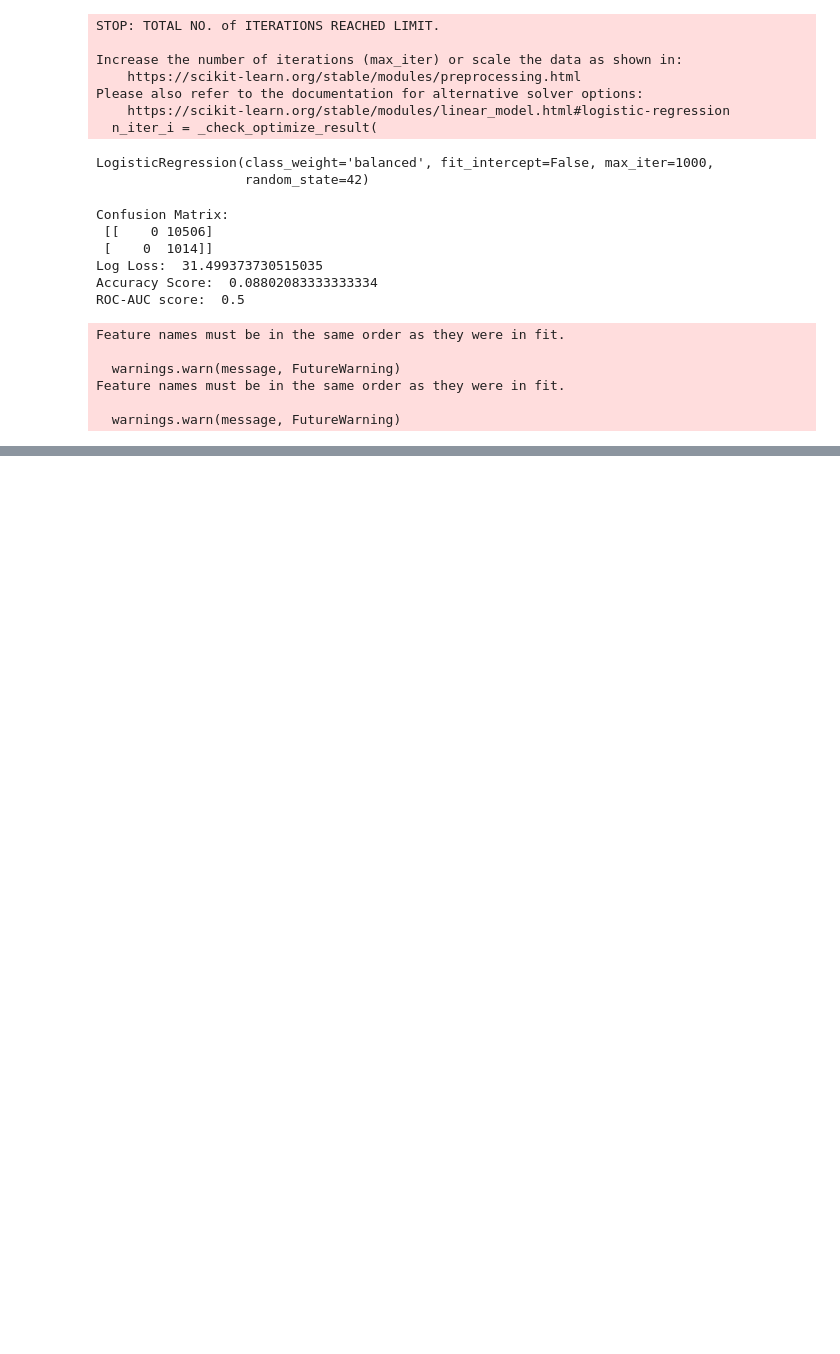
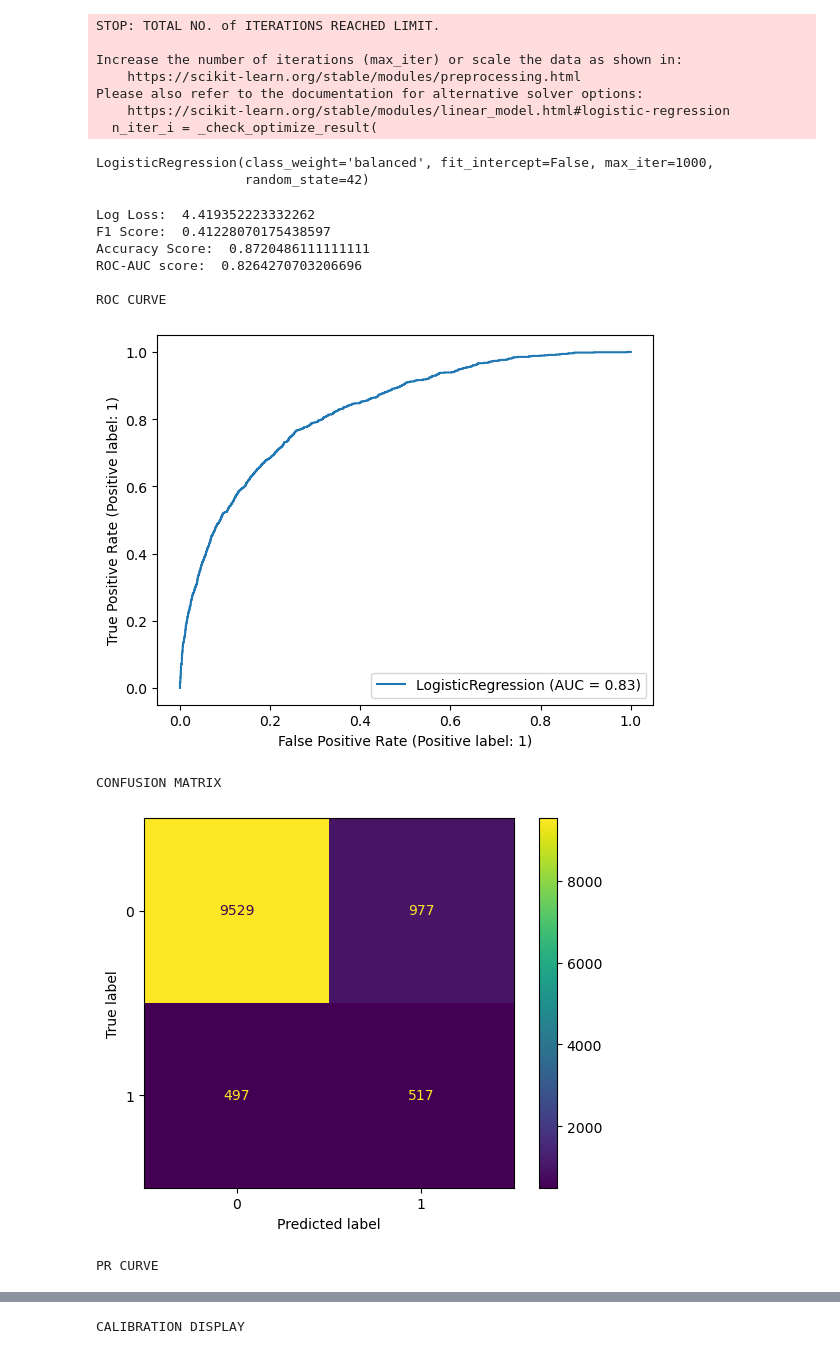
Before and after one commit to pauljhan01/DSP-Final-Project, a Jupyter notebook: data-science-principles-final-project-CK.ipynb, the cells around one changed output, grey strips where cells are left out. Saved outputs shown, nothing was run; the diff lists cells and outputs as text; code cells hidden in the pictures; blank space fills up the shorter version.

Commit message:
Updated Logistic Regression

```diff
--- a/data-science-principles-final-project-CK.ipynb
+++ b/data-science-principles-final-project-CK.ipynb
@@ -278,5 +319,5 @@ Please also refer to the documentation for alternative solver options:
 # %%
-log = LogisticRegression(max_iter=1000, fit_intercept=False, class_weight='balanced', random_state=42)
+log = LogisticRegression(max_iter=1000, fit_intercept=True, class_weight='balanced', random_state=42)
 
 log.fit(X_train, y_train)
 # %% [output]
@@ -292,8 +332,12 @@ LogisticRegression(class_weight='balanced', fit_intercept=False, max_iter=1000,
 # %%
+#training logistic regression using SMOTE for imbalanced classes
+from imblearn.over_sampling import SMOTE
+sm = SMOTE(random_state=42)
+X_train_sm, y_train_sm = sm.fit_resample(X_train, y_train.ravel())
 log = LogisticRegression(max_iter=1000, fit_intercept=False, class_weight='balanced', random_state=42)
 
 #this is strangely bad; still testing
-log.fit(forward_selected_X, y_train)
+log.fit(X_train_sm, y_train_sm)
 # %% [output]
 STOP: TOTAL NO. of ITERATIONS REACHED LIMIT.
 
@@ -305,29 +349,47 @@ Please also refer to the documentation for alternative solver options:
 LogisticRegression(class_weight='balanced', fit_intercept=False, max_iter=1000,
                    random_state=42)
 # %%
+# Code to print out results.
+# Includes log loss, f1 score, accuracy score, andROC AUC score.
+# Also includes graphs for ROC Curve, PR Curve, Calibration Display, and Confusion Matrix
 y_pred = log.predict(X_test)
 logl = log_loss(y_test, y_pred)
 accs = accuracy_score(y_test, y_pred)
 y_prob = log.predict_proba(X_test)
 ras = roc_auc_score(y_test, y_prob[:, 1])
 cm = confusion_matrix(y_test, y_pred)
 accs = accuracy_score(y_test, y_pred)
 ras = roc_auc_score(y_test, y_prob[:, 1])
+f1 = f1_score(y_test, y_pred)
 
-print("Confusion Matrix:\n", cm)
 print("Log Loss: ", logl)
+print("F1 Score: ", f1)
 print("Accuracy Score: ", accs)
 print("ROC-AUC score: ", ras)
+
+print("\nROC CURVE")
+RocCurveDisplay.from_estimator(log, X_test, y_test)
+plt.show()
+
+print("\nCONFUSION MATRIX")
+ConfusionMatrixDisplay.from_estimator(log, X_test, y_test)
+plt.show()
+
+print("\nPR CURVE")
+PrecisionRecallDisplay.from_estimator(log, X_test, y_test)
+plt.show()
+
+print("\nCALIBRATION DISPLAY")
+CalibrationDisplay.from_estimator(log, X_test, y_test)
+plt.show()
 # %% [output]
-Confusion Matrix:
- [[    0 10506]
- [    0  1014]]
-Log Loss:  31.499373730515035
-Accuracy Score:  0.08802083333333334
-ROC-AUC score:  0.5
+Log Loss:  4.419352223332262
+F1 Score:  0.41228070175438597
+Accuracy Score:  0.8720486111111111
+ROC-AUC score:  0.8264270703206696
+
+ROC CURVE
+[figure, added]
-Feature names must be in the same order as they were in fit.
-
-  warnings.warn(message, FutureWarning)
-Feature names must be in the same order as they were in fit.
-
-  warnings.warn(message, FutureWarning)
+CONFUSION MATRIX
+[figure, added]
+PR CURVE
@@ -333,0 +397 @@ Feature names must be in the same order as they were in fit.
+CALIBRATION DISPLAY
```
Also changed, not shown: parts of 5 cells of this notebook.
